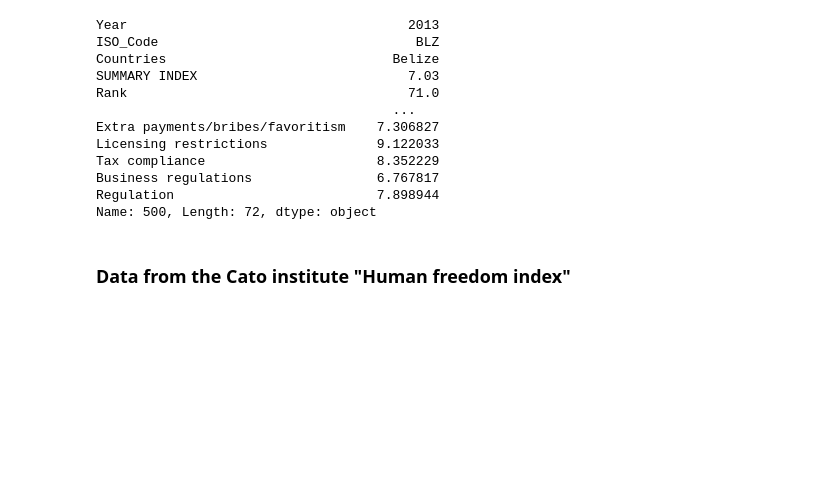
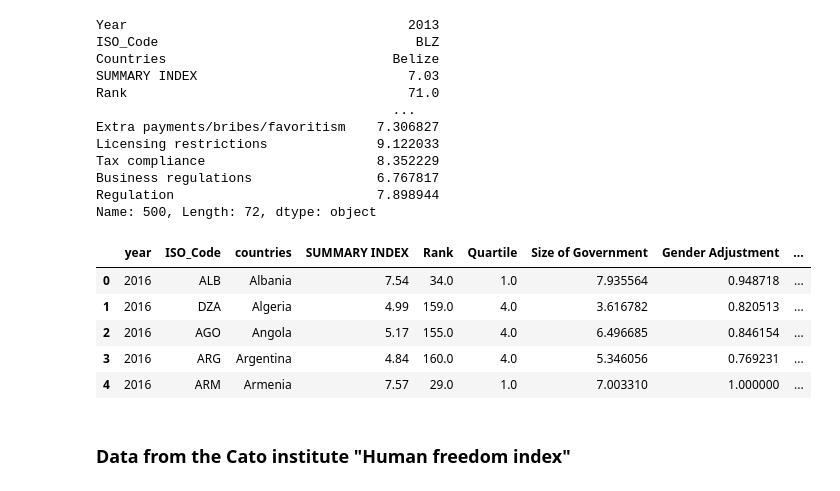
Before and after one commit to miamelaniemoor/human-freedom-and-suicide, a Jupyter notebook: Untitled.ipynb, the cells around one changed output. Cells and saved outputs as stored; diff of their text form; code cells hidden in the pictures; blank space fills up the shorter version.

```diff
--- a/Untitled.ipynb
+++ b/Untitled.ipynb
@@ -50,8 +50,33 @@ Business regulations                6.767817
 Regulation                          7.898944
 Name: 500, Length: 72, dtype: object
 # %%
-#Standardizing column name
+#Standardizing column names
 efw_data.rename(columns={'Year': 'year', 'Countries': 'countries'}, inplace=True)
+
+#Filtering the most important columns
+columns_to_keep = [
+    'year',
+    'ISO_Code',
+    'countries',
+    'SUMMARY INDEX',
+    'Rank',
+    'Quartile',
+    'Size of Government',
+    'Gender Adjustment',
+    'Legal System & Property Rights',
+    'Sound Money',
+    'Freedom to trade internationally',
+    'Regulation'
+]
+filtered_efw_data = efw_data[columns_to_keep]
+filtered_efw_data.head()
+# %% [output]
+|  | year | ISO_Code | countries | SUMMARY INDEX | Rank | Quartile | Size of Government | Gender Adjustment | ... |
+| 0 | 2016 | ALB | Albania | 7.54 | 34.0 | 1.0 | 7.935564 | 0.948718 | ... |
+| 1 | 2016 | DZA | Algeria | 4.99 | 159.0 | 4.0 | 3.616782 | 0.820513 | ... |
+| 2 | 2016 | AGO | Angola | 5.17 | 155.0 | 4.0 | 6.496685 | 0.846154 | ... |
+| 3 | 2016 | ARG | Argentina | 4.84 | 160.0 | 4.0 | 5.346056 | 0.769231 | ... |
+| 4 | 2016 | ARM | Armenia | 7.57 | 29.0 | 1.0 | 7.003310 | 1.000000 | ... |
 # %% [markdown]
 ### Data from the Cato institute "Human freedom index"
 # %%
```
Also changed, not shown: parts of 5 cells of this notebook.
